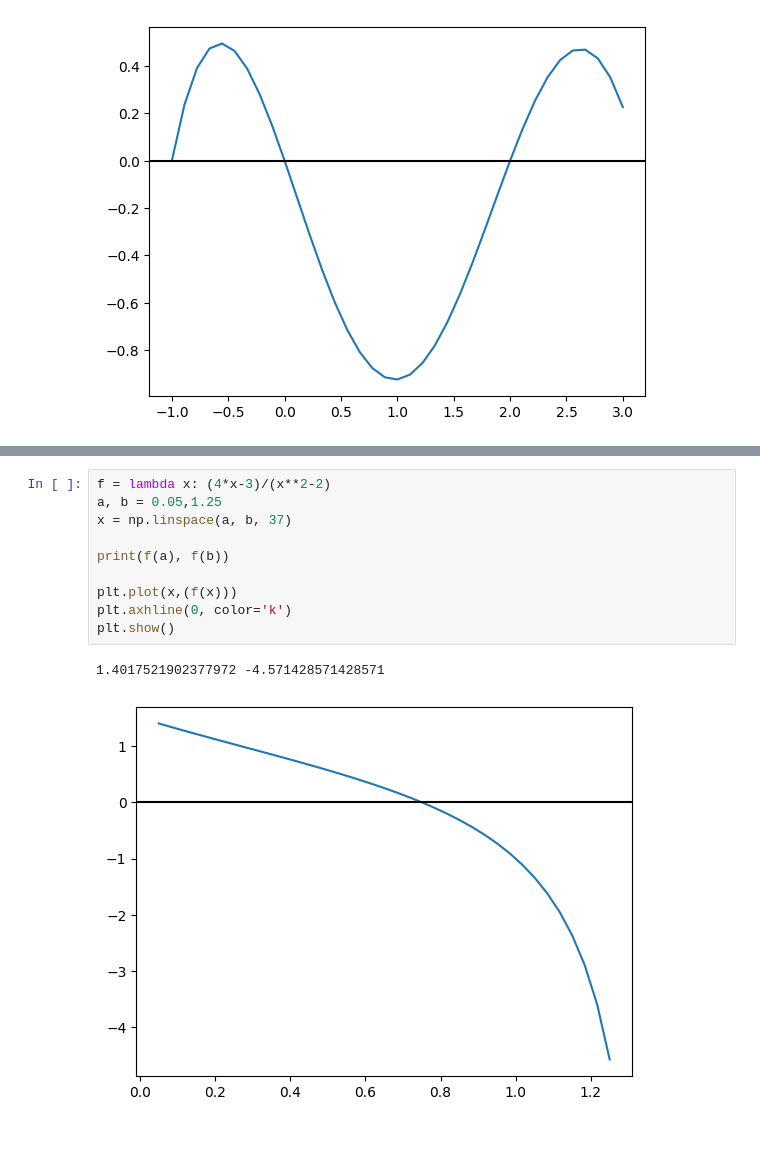
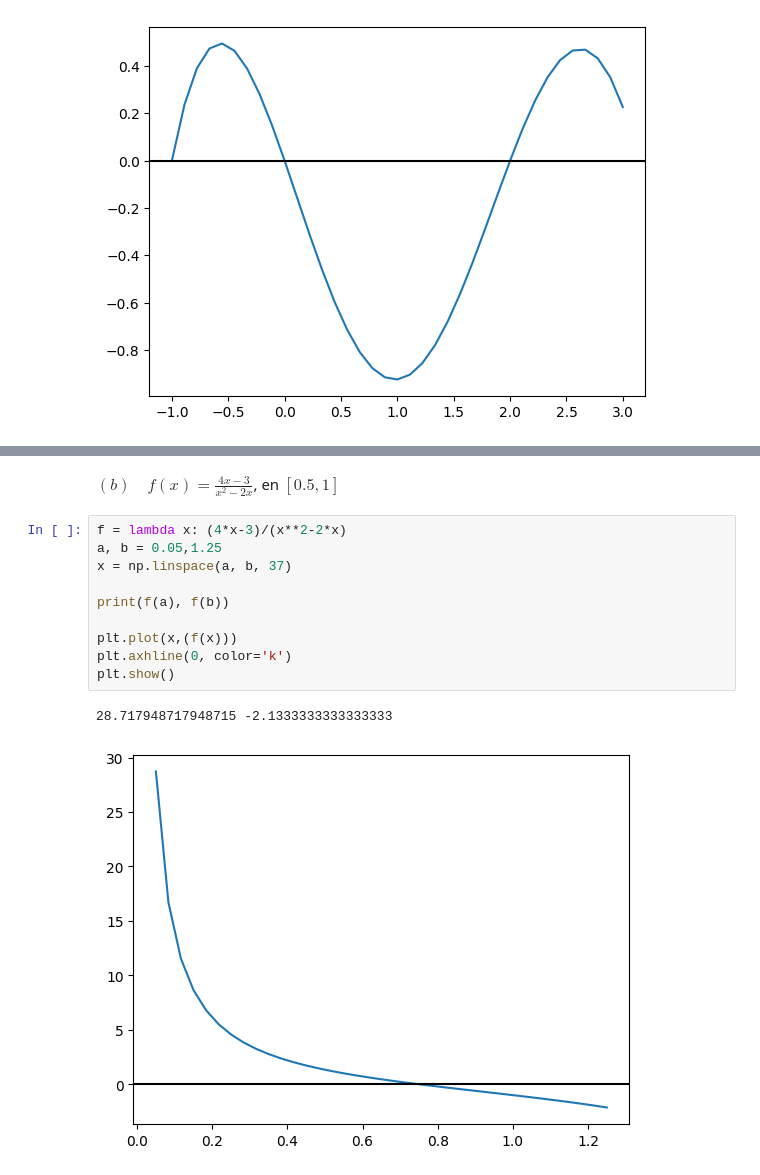
Before and after one commit to Vixuz144/Simu2, a Jupyter notebook: Act1.ipynb, the cells around one changed output, grey strips where cells are left out. Saved outputs shown, nothing was run; the diff lists cells and outputs as text; blank space fills up the shorter version.

```diff
--- a/Act1.ipynb
+++ b/Act1.ipynb
@@ -48,13 +120,15 @@ plt.show()
+# %% [markdown]
+$(b) \quad f(x) = \frac{4x-3}{x^2-2x}$, en $[0.5, 1]$
 # %%
-f = lambda x: (4*x-3)/(x**2-2)
+f = lambda x: (4*x-3)/(x**2-2*x)
 a, b = 0.05,1.25
 x = np.linspace(a, b, 37)
 
 print(f(a), f(b))
 
 plt.plot(x,(f(x)))
 plt.axhline(0, color='k')
 plt.show()
 # %% [output]
-1.4017521902377972 -4.571428571428571
+28.717948717948715 -2.1333333333333333
-[figure, old version]
+[figure, new version]
```
Also changed, not shown: parts of 16 cells of this notebook.
